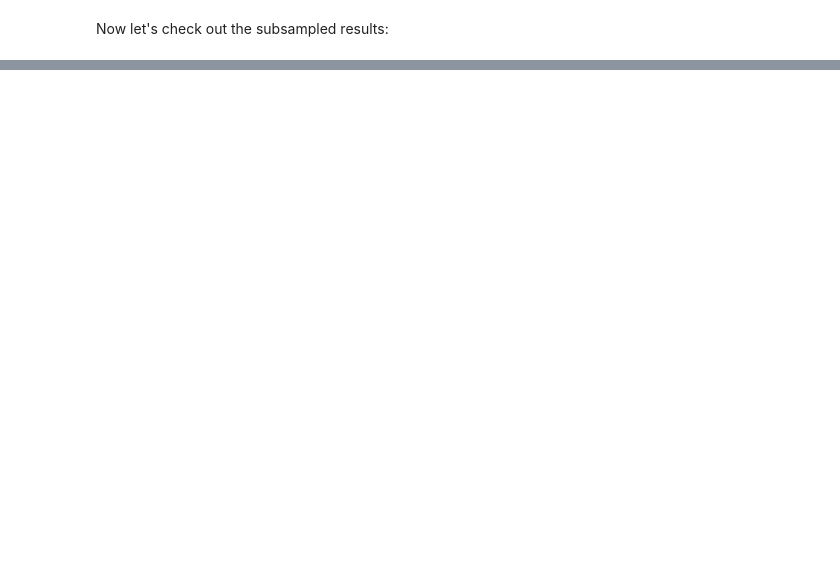
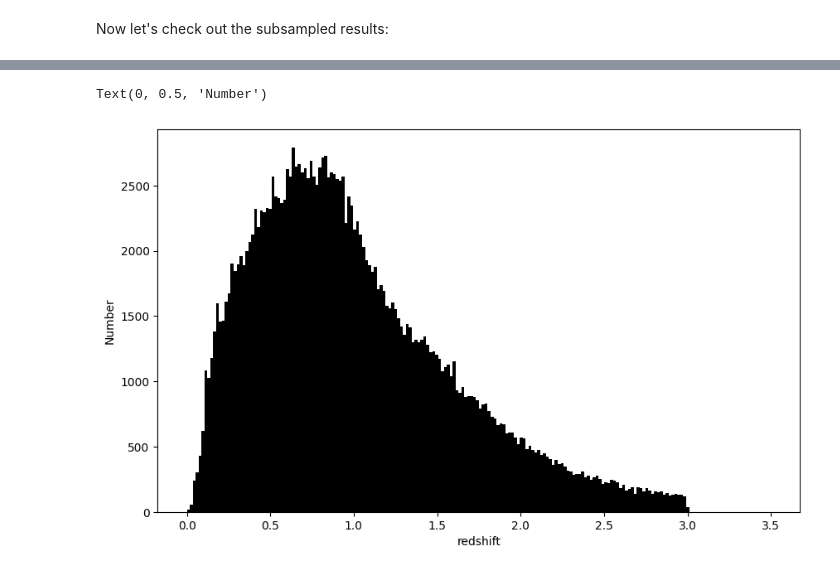
Before and after one commit to LSSTDESC/rail_projects, a Jupyter notebook: examples/rail_project_example_Flagship.ipynb, the cells around one changed output, grey strips where cells are left out. Drawn from its saved outputs; the diff is of its cells as text; code cells hidden in the pictures; blank space fills up the shorter version.

```diff
--- a/examples/rail_project_example_Flagship.ipynb
+++ b/examples/rail_project_example_Flagship.ipynb
@@ -97,7 +159,10 @@ plt.ylabel("g-r")
 # %%
 # plot the redshift distribution of the "gold" i<25.5 sample:
 import numpy as np
 plt.figure(figsize=(10,6))
-plt.hist(golddf['observed_redshift_gal'], bins=np.linspace(0,3.5,101), color='k');
+plt.hist(golddf['observed_redshift_gal'], bins=np.linspace(0,3.5,201), color='k');
 plt.xlabel("redshift")
 plt.ylabel("Number")
+# %% [output]
+Text(0, 0.5, 'Number')
+[figure, added]
```
Also changed, not shown: parts of 9 cells of this notebook, 3 other files.
